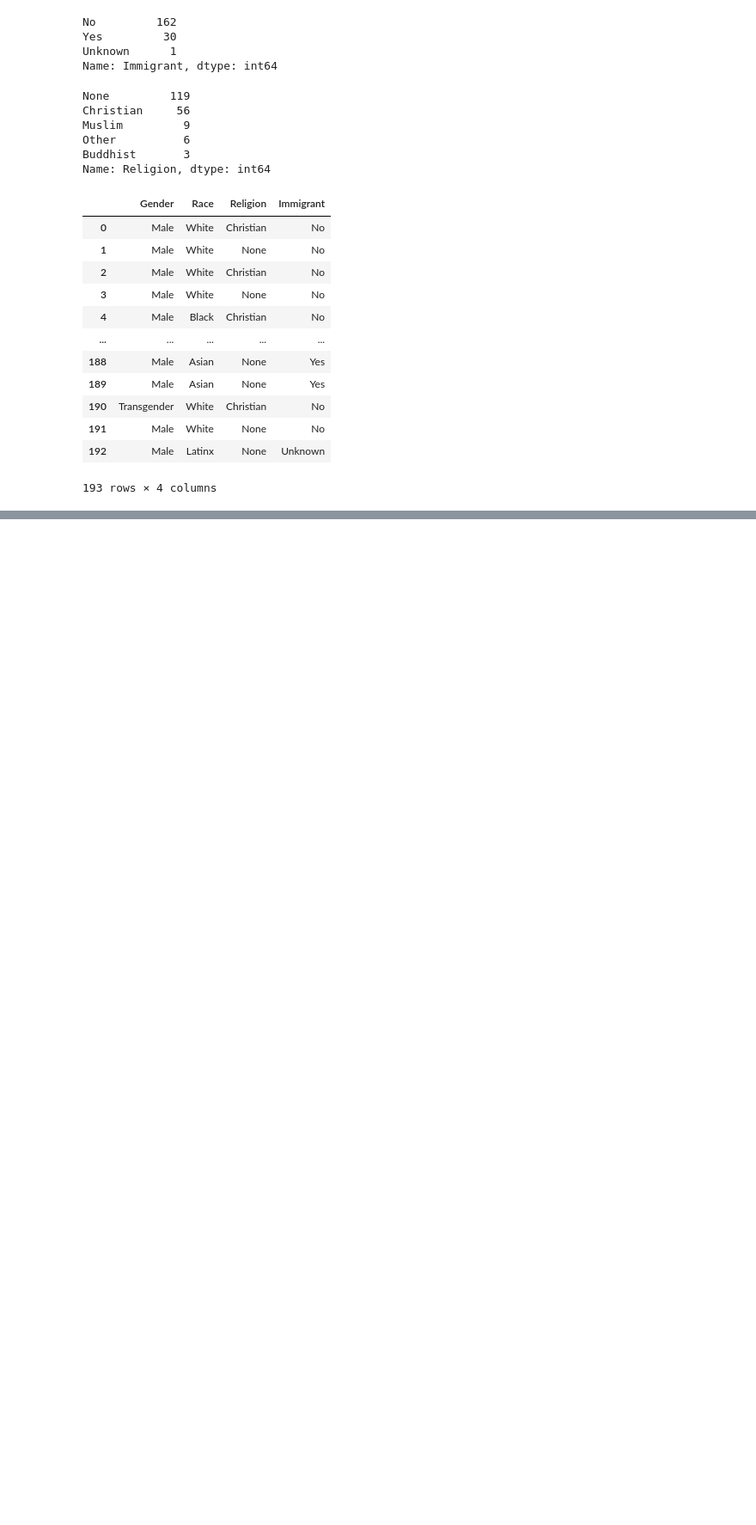
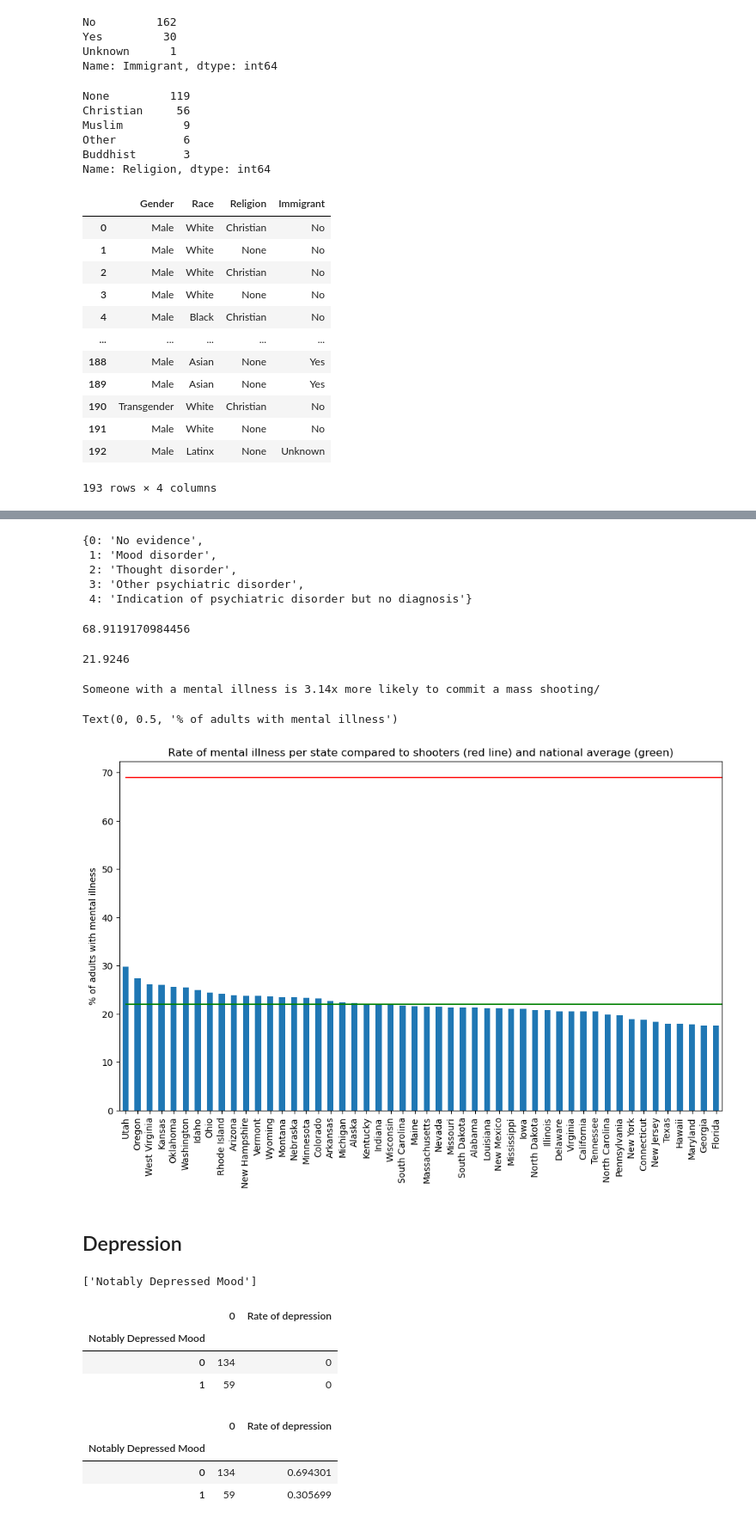
Before and after one commit to benoitchamot/Shootings, a Jupyter notebook: DataExploration.ipynb, the cells around one changed output, grey strips where cells are left out. Shown at 86% size. Saved outputs shown, nothing was run; the diff lists cells and outputs as text; code cells hidden in the pictures; blank space fills up the shorter version.

Commit message:
Add more parameters to analysis. Add US census as data source through API. Add statistics on criminal charges through we scraping. Dig deeper into firearm dataset analysis.

```diff
--- a/DataExploration.ipynb
+++ b/DataExploration.ipynb
@@ -125,0 +162,3 @@ shooters_df[['Gender', 'Race', 'Religion','Immigrant']]
+# %%
+csv = Path('raw_data/mental-health-statistics-by-state-[updated-may-2023].csv')
+mentalillness_df = pd.read_csv(csv)
@@ -125,0 +185,67 @@ shooters_df[['Gender', 'Race', 'Religion','Immigrant']]
+# %%
+codebook.codes_shooter_health_illness
+# %% [output]
+{0: 'No evidence',
+ 1: 'Mood disorder',
+ 2: 'Thought disorder',
+ 3: 'Other psychiatric disorder',
+ 4: 'Indication of psychiatric disorder but no diagnosis'}
+# %%
+shooter_with_mental_illness = shooters_df.loc[shooters_df['Mental Illness']!='0','Mental Illness'].count()
+shooter_without_mental_illness = shooters_df.loc[shooters_df['Mental Illness']=='0','Mental Illness'].count()
+# %%
+total_shooter = shooter_without_mental_illness + shooter_with_mental_illness
+shooter_mentalillness_rate = 100*shooter_with_mental_illness/total_shooter
+shooter_mentalillness_rate
+# %% [output]
+68.9119170984456
+# %%
+national_mental = mentalillness_df['RatesOfMentalIllness'].mean()
+national_mental
+# %% [output]
+21.9246
+# %%
+print(f"Someone with a mental illness is {shooter_mentalillness_rate/national_mental:.2f}x more likely to commit a mass shooting/")
+# %% [output]
+Someone with a mental illness is 3.14x more likely to commit a mass shooting/
+# %%
+import matplotlib.pyplot as plt
+
+mentalillness_df.plot.bar(x = 'state', y='RatesOfMentalIllness', figsize = (12,7),legend = False)
+plt.hlines(shooter_mentalillness_rate,0,50,'red')
+plt.hlines(national_mental,0,50,'green')
+plt.title('Rate of mental illness per state compared to shooters (red line) and national average (green)')
+plt.xlabel('')
+plt.ylabel("% of adults with mental illness")
+# %% [output]
+Text(0, 0.5, '% of adults with mental illness')
+[figure, added]
+# %% [markdown]
+## Depression
+# %%
+from data_exploration import find_keyword_in_list
+c = find_keyword_in_list('Depressed',shooters_df.columns)
+c
+# %% [output]
+['Notably Depressed Mood']
+# %%
+depression_df = pd.DataFrame(shooters_df[c].value_counts())
+depression_df['Rate of depression'] = 0
+depression_df
+# %% [output]
+|  | 0 | Rate of depression |
+| Notably Depressed Mood |  |  |
+| 0 | 134 | 0 |
+| 1 | 59 | 0 |
+# %%
+total_cases = (depression_df.loc[0,:][0].values[0] + depression_df.loc[1,:][0].values[0])
+
+depression_df.loc[0,'Rate of depression'] = depression_df.loc[0,:][0].values[0]/total_cases
+depression_df.loc[1,'Rate of depression'] = depression_df.loc[1,:][0].values[0]/total_cases
+
+depression_df
+# %% [output]
+|  | 0 | Rate of depression |
+| Notably Depressed Mood |  |  |
+| 0 | 134 | 0.694301 |
+| 1 | 59 | 0.305699 |
```
Also changed, not shown: parts of 37 cells of this notebook, 3 other files.
